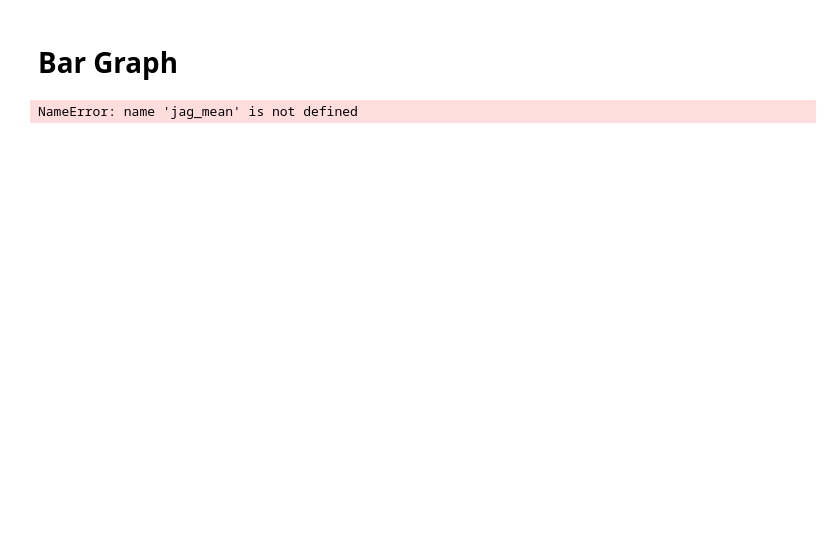
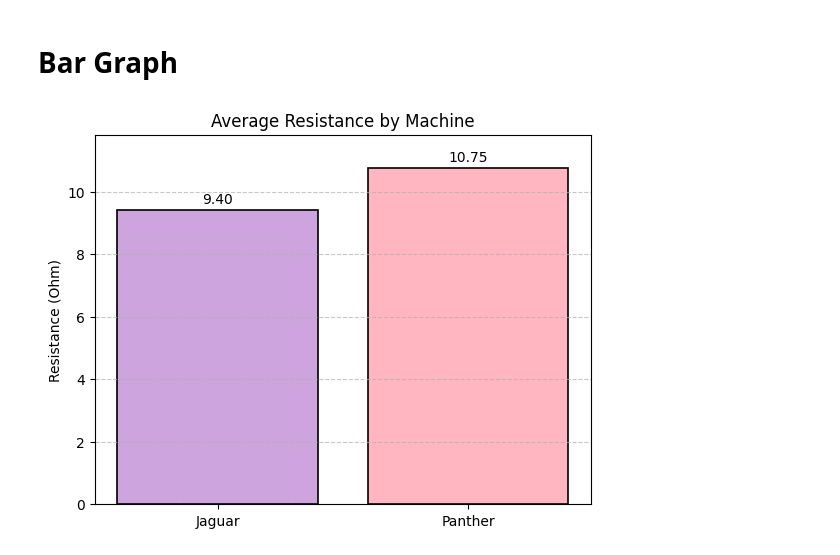
Before and after one commit to ortega2005/ORTEGA, a Jupyter notebook: L12/pandas-basics.ipynb, the cells around one changed output. Drawn from its saved outputs; the diff is of its cells as text; code cells hidden in the pictures; blank space fills up the shorter version.

```diff
--- a/L12/pandas-basics.ipynb
+++ b/L12/pandas-basics.ipynb
@@ -244,10 +263,31 @@ pan_mean = resistance['Panther']
 # %% [markdown]
 # Bar Graph
-# %%
-plt.bar(['Jaguar', 'Panther'], [jag_mean, pan_mean])
-plt.title('Average Resistance by Machine')
-plt.ylabel('Resistance (ohm)')
-
-plt.show()
-# %% [output]
-NameError: name 'jag_mean' is not defined
+# %%
+import matplotlib.pyplot as plt
+
+# Data
+jag_mean = 9.4
+pan_mean = 10.75
+machines = ['Jaguar', 'Panther']
+means = [jag_mean, pan_mean]
+
+# Pastel colors (hex codes)
+colors = ['#cda4de', '#ffb6c1']  # pastel purple, pastel pink
+
+# Plot
+bars = plt.bar(machines, means, color=colors, edgecolor='black', linewidth=1.2)
+
+# Title & labels
+plt.title("Average Resistance by Machine")
+plt.ylabel("Resistance (Ohm)")
+
+# Bar labels formatted to 2 decimal places
+plt.bar_label(bars, fmt='%.2f', padding=3)
+
+# Gridlines
+plt.grid(axis='y', linestyle='--', alpha=0.7)
+
+plt.margins(y=0.1)
+plt.show()
+# %% [output]
+[figure, added]
```
Also changed, not shown: parts of 29 cells of this notebook.
